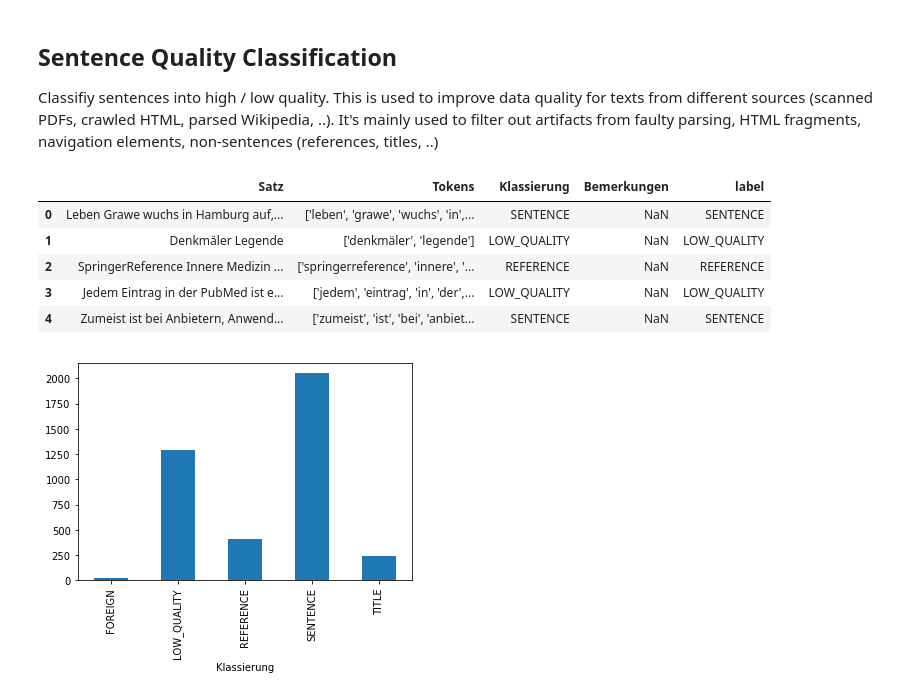
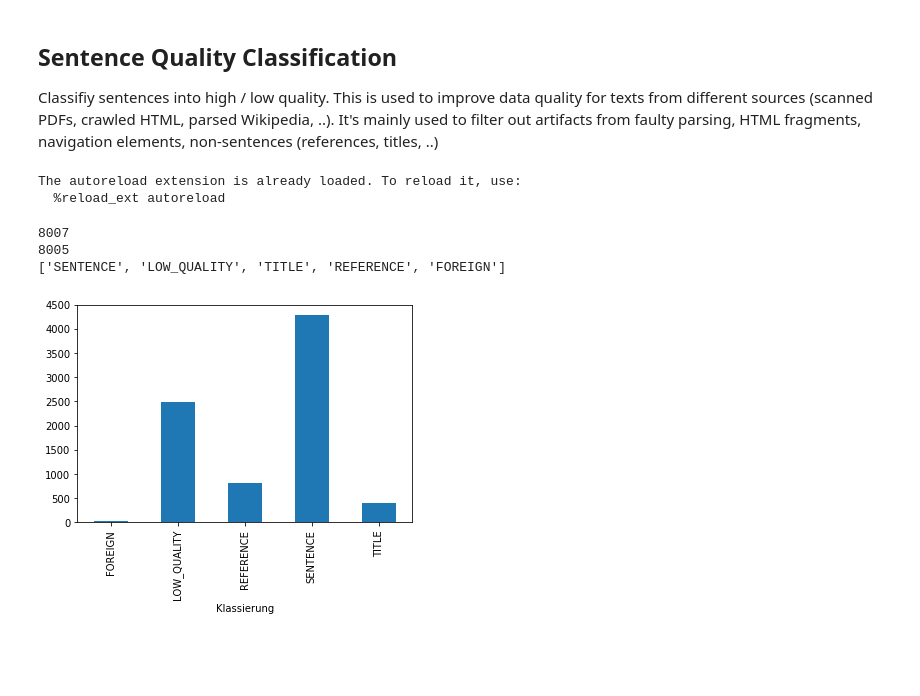
Before and after one commit to eonum/medtextcollector, a Jupyter notebook: sentence_quality_classifier.ipynb, the cells around one changed output. Drawn from its saved outputs; the diff is of its cells as text; code cells hidden in the pictures; blank space fills up the shorter version.

Commit message:
Update sentence quality classification with new training data.

```diff
--- a/sentence_quality_classifier.ipynb
+++ b/sentence_quality_classifier.ipynb
@@ -14,7 +14,7 @@ import nltk
 ### define a new configuration
 config_dict = {
     # training data
-    "train_file": "data/sentence-quality.csv",
+    "train_file": "data/sentence-quality-8k.csv",
 
     # model
 
@@ -32,6 +32,9 @@ config_dict = {
     # where to store the configuration file
     "config_path": "data/configuration-sentence-quality-classifier.json"
 }
+# %% [output]
+The autoreload extension is already loaded. To reload it, use:
+  %reload_ext autoreload
 # %%
 ### save config file (don't change)
 config_src = config_dict["config_path"]
@@ -52,23 +55,23 @@ data = pd.read_csv(config['train_file'])
 data = data.sample(frac=1).reset_index(drop=True)
 # %%
 # set targets
-
+print(len(data.index))
+data = data.dropna(subset= ['Klassierung'])
+print(len(data.index))
 data.groupby('Klassierung').Klassierung.count().plot.bar()
 
 #data['label'] = pd.Series(['high' if a else 'low' for a in data['Klassierung'].isin(['SENTENCE'])], index=data.index)
 data['label'] = pd.Series(data['Klassierung'], index=data.index)
 
 # set label / classes
 classes = list(data['label'].unique())
 data.head()
+print(classes)
 # %% [output]
-|  | Satz | Tokens | Klassierung | Bemerkungen | label |
-| 0 | Leben Grawe wuchs in Hamburg auf,... | ['leben', 'grawe', 'wuchs', 'in',... | SENTENCE | NaN | SENTENCE |
-| 1 | Denkmäler Legende | ['denkmäler', 'legende'] | LOW_QUALITY | NaN | LOW_QUALITY |
-| 2 | SpringerReference Innere Medizin ... | ['springerreference', 'innere', '... | REFERENCE | NaN | REFERENCE |
-| 3 | Jedem Eintrag in der PubMed ist e... | ['jedem', 'eintrag', 'in', 'der',... | LOW_QUALITY | NaN | LOW_QUALITY |
-| 4 | Zumeist ist bei Anbietern, Anwend... | ['zumeist', 'ist', 'bei', 'anbiet... | SENTENCE | NaN | SENTENCE |
+8007
+8005
+['SENTENCE', 'LOW_QUALITY', 'TITLE', 'REFERENCE', 'FOREIGN']
-[figure, old version]
+[figure, new version]
 # %%
 # character frequency analysis
 
```
Also changed, not shown: parts of 7 cells of this notebook.
